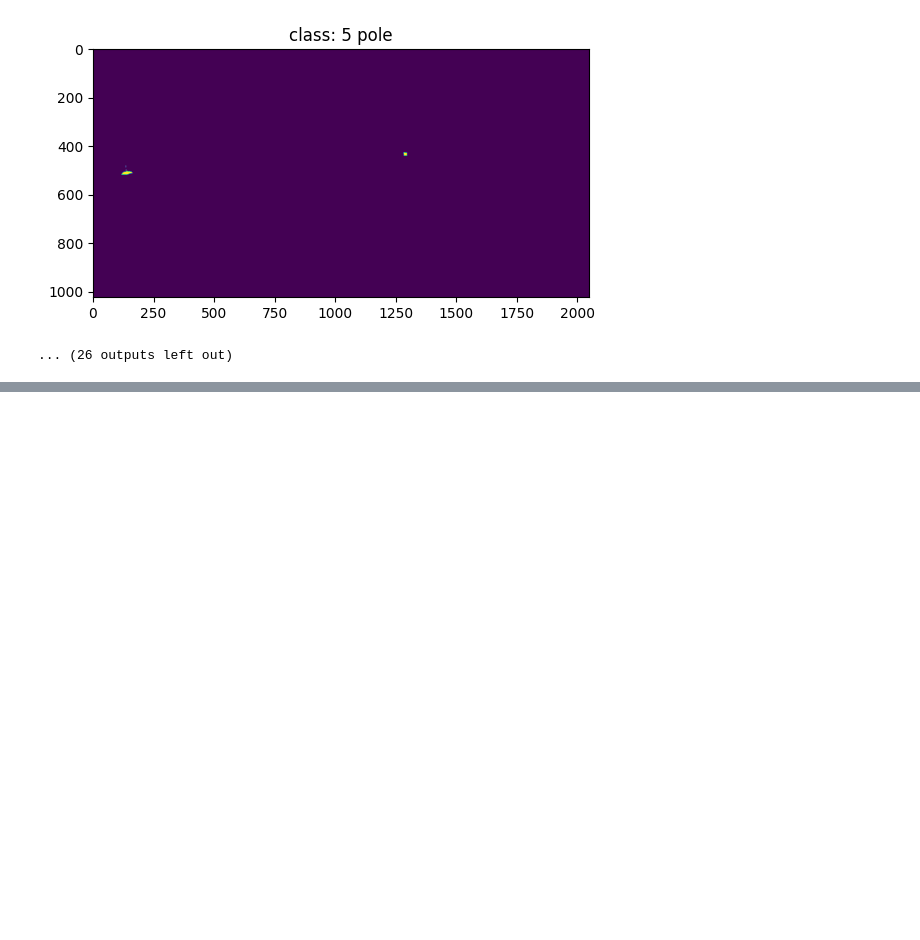
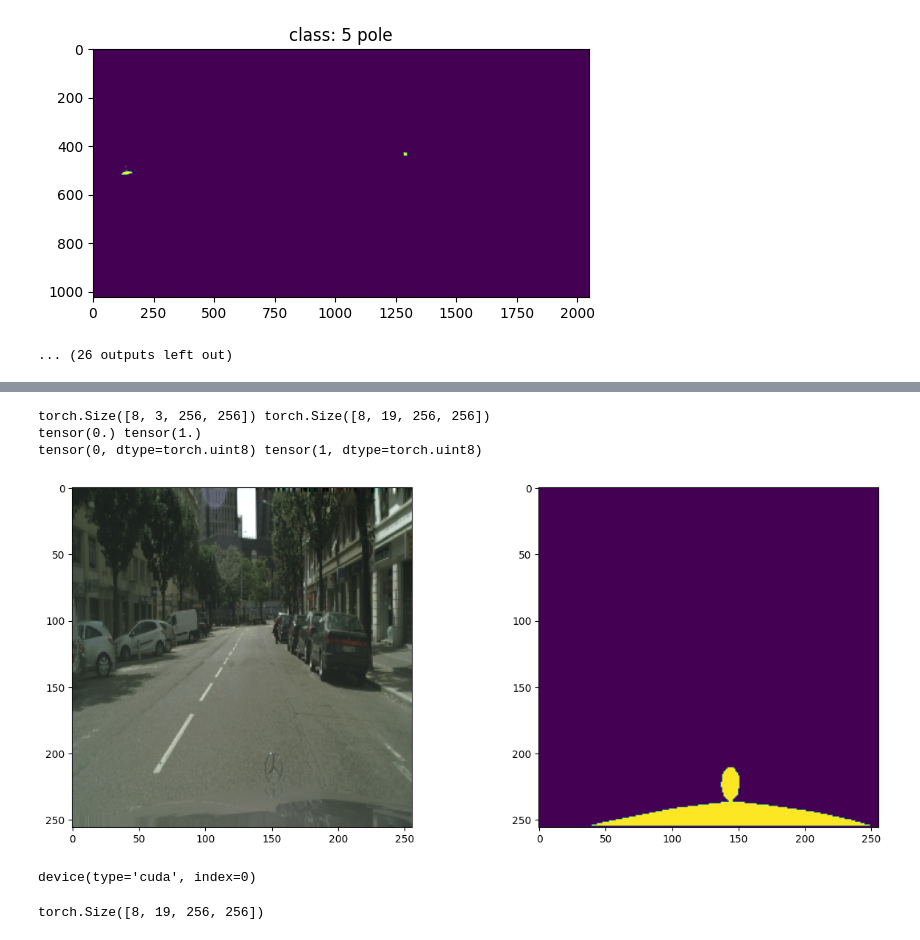
Before and after one commit to selenakkaya/FSS-self-driving-cars, a Jupyter notebook: exploration.ipynb, the cells around one changed output, grey strips where cells are left out. Drawn from its saved outputs; the diff is of its cells as text; code cells hidden in the pictures; blank space fills up the shorter version.

```diff
--- a/exploration.ipynb
+++ b/exploration.ipynb
@@ -83,0 +187,35 @@ for i in range(19):
+# %%
+from sklearn.model_selection import train_test_split
+
+X_train, X_test = train_test_split(df, test_size=0.3)
+
+X_train.reset_index(drop=True, inplace=True)
+X_test.reset_index(drop=True, inplace=True)
+
+train_data = ssDrive(X_train)
+test_data = ssDrive(X_test)
+# %%
+train_data_loader = DataLoader(
+    train_data,
+    batch_size=8,
+    shuffle=True
+)
+test_data_loader = DataLoader(
+    test_data,
+    batch_size=4,
+    shuffle=False
+)
+# %%
+for img, target in train_data_loader:
+    print(img.shape, target.shape)
+    print(img[0].min(), img[0].max())
+    print(target[0].min(), target[0].max())
+    fig, ax = plt.subplots(1, 2, figsize=(15, 6))
+    ax[0].imshow(img[0].permute(1, 2, 0))
+    ax[1].imshow(target[0].permute(1, 2, 0)[..., 1])
+    break
+# %% [output]
+torch.Size([8, 3, 256, 256]) torch.Size([8, 19, 256, 256])
+tensor(0.) tensor(1.)
+tensor(0, dtype=torch.uint8) tensor(1, dtype=torch.uint8)
+[figure, added]
@@ -83,0 +600,5 @@ for i in range(19):
+# %%
+DEVICE = torch.device('cuda:0' if torch.cuda.is_available() else 'cpu')
+DEVICE
+# %% [output]
+device(type='cuda', index=0)
@@ -83,0 +609,5 @@ for i in range(19):
+# %%
+sample = (next(iter(train_data_loader)))
+sample[1].shape
+# %% [output]
+torch.Size([8, 19, 256, 256])
```
Also changed, not shown: parts of 16 cells of this notebook.
